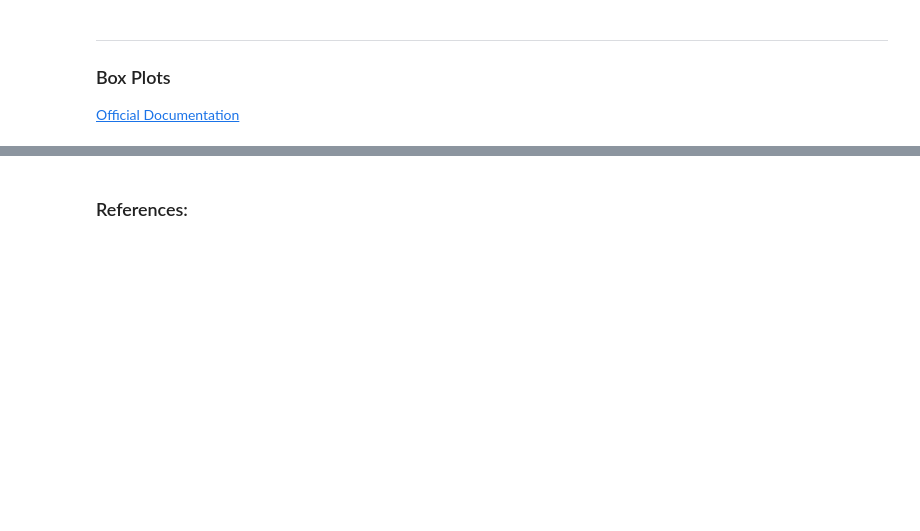
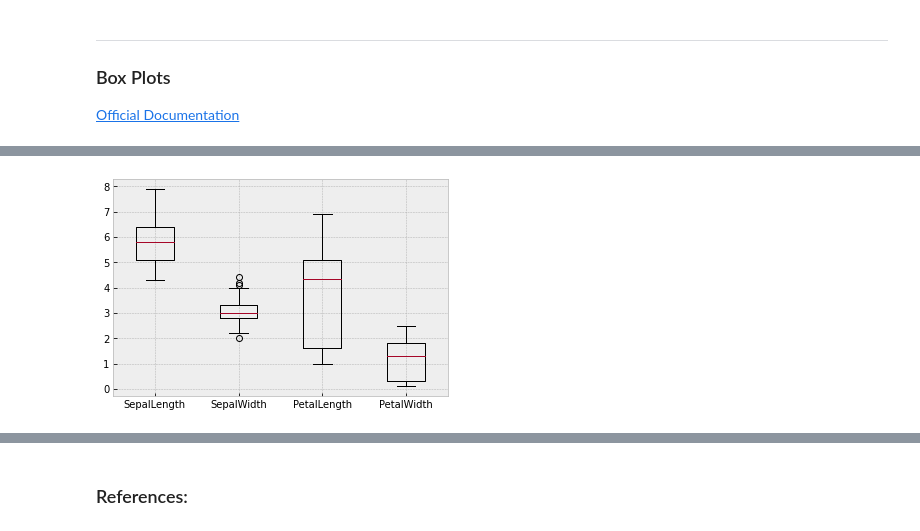
Before and after one commit to ShanePAustin/fundamentals-of-data-analysis, a Jupyter notebook: pyplot.ipynb, the cells around one changed output, grey strips where cells are left out. Saved outputs shown, nothing was run; the diff lists cells and outputs as text; code cells hidden in the pictures; blank space fills up the shorter version.

```diff
--- a/pyplot.ipynb
+++ b/pyplot.ipynb
@@ -543,0 +550,12 @@ plt.show()
+# %%
+#Assign ticks for labelling
+ticks = range(1, len(box_df.columns)+1)
+#Take labels from column headers
+labels = list(box_df.columns)
+
+#Plot with labels
+plt.boxplot(box_df)
+plt.xticks(ticks, labels)
+plt.show()
+# %% [output]
+[figure, added]
```
Also changed, not shown: parts of 12 cells of this notebook, 5 other files.
